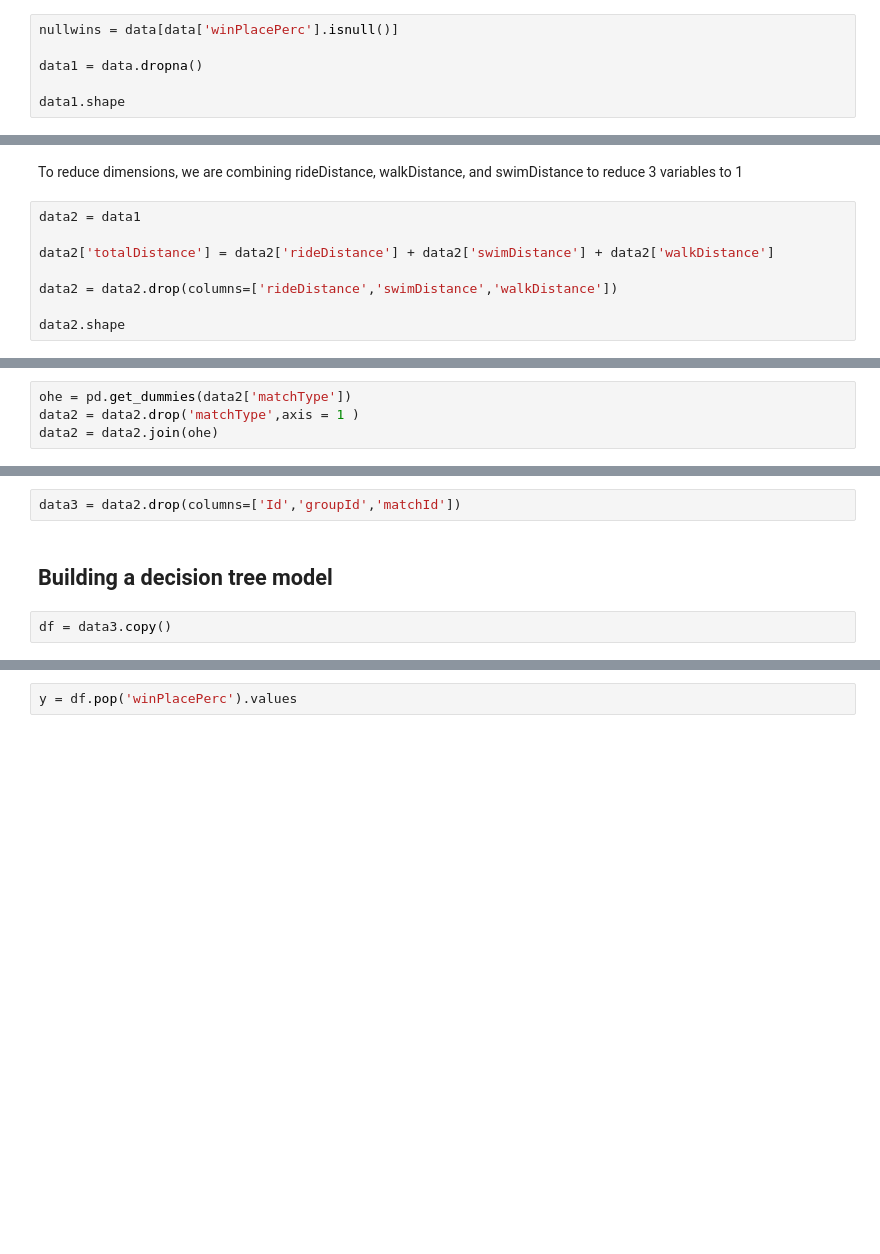
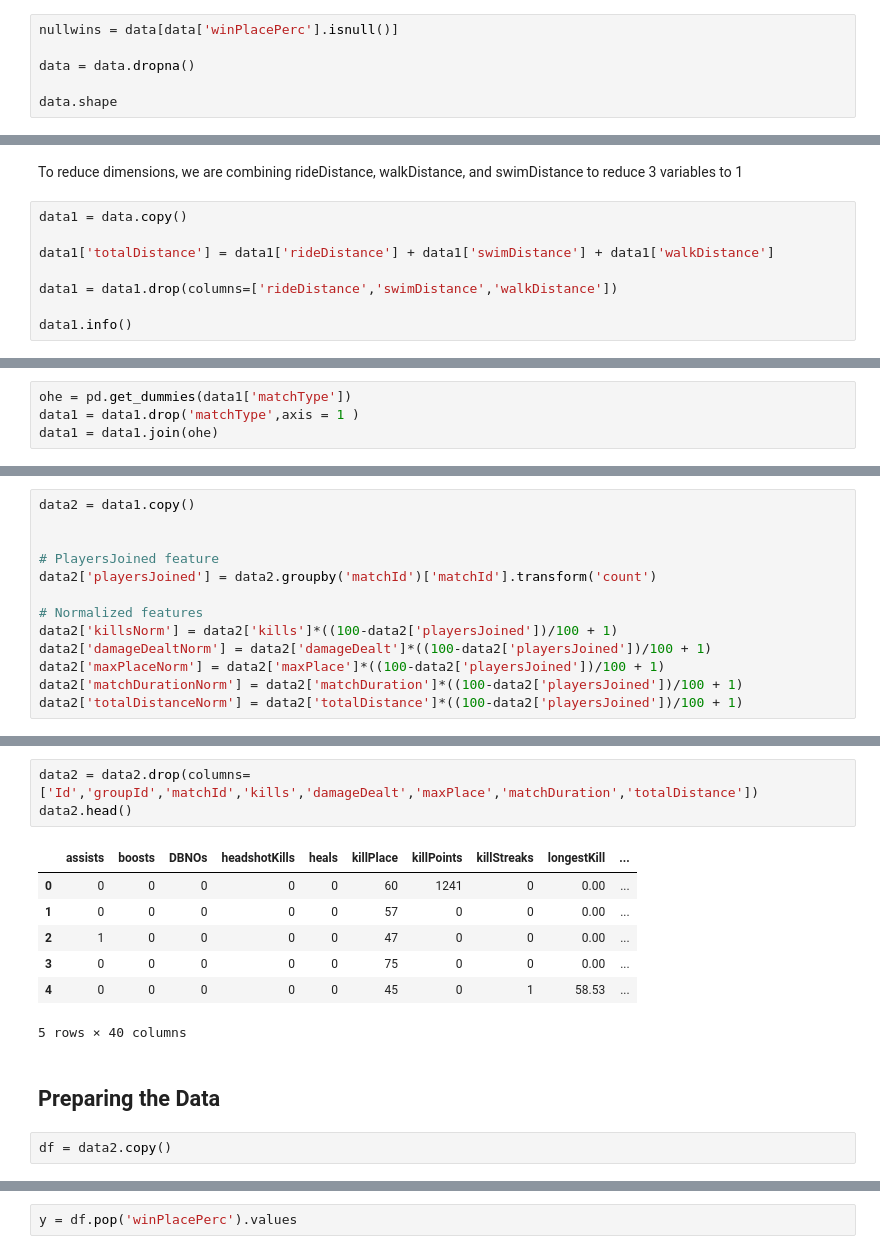
Before and after one commit to Py-Winning/pubg-seer, a Jupyter notebook: PUBG Placement Prediction Notebook.ipynb, the cells around one changed output, grey strips where cells are left out. Cells and saved outputs as stored; diff of their text form; blank space fills up the shorter version.

```diff
--- a/PUBG Placement Prediction Notebook.ipynb
+++ b/PUBG Placement Prediction Notebook.ipynb
@@ -186,19 +185,19 @@ We can see that there is a row with a null winPlacePerc so we will just drop the
 # %%
 nullwins = data[data['winPlacePerc'].isnull()]
 
-data1 = data.dropna()
+data = data.dropna()
 
-data1.shape
+data.shape
 # %% [output]
 (4446965, 29)
 # %% [markdown]
 To reduce dimensions, we are combining rideDistance, walkDistance, and swimDistance to reduce 3 variables to 1
 # %%
-data2 = data1
+data1 = data.copy()
 
-data2['totalDistance'] = data2['rideDistance'] + data2['swimDistance'] + data2['walkDistance']
+data1['totalDistance'] = data1['rideDistance'] + data1['swimDistance'] + data1['walkDistance']
 
-data2 = data2.drop(columns=['rideDistance','swimDistance','walkDistance'])
+data1 = data1.drop(columns=['rideDistance','swimDistance','walkDistance'])
 
-data2.shape
+data1.info()
 # %% [output]
@@ -233,4 +237,4 @@ hackers.head()
 # %%
-ohe = pd.get_dummies(data2['matchType'])
-data2 = data2.drop('matchType',axis = 1 )
-data2 = data2.join(ohe)
+ohe = pd.get_dummies(data1['matchType'])
+data1 = data1.drop('matchType',axis = 1 )
+data1 = data1.join(ohe)
@@ -236,0 +243,13 @@ data2 = data2.join(ohe)
+# %%
+data2 = data1.copy()
+
+
+# PlayersJoined feature
+data2['playersJoined'] = data2.groupby('matchId')['matchId'].transform('count')
+
+# Normalized features
+data2['killsNorm'] = data2['kills']*((100-data2['playersJoined'])/100 + 1)
+data2['damageDealtNorm'] = data2['damageDealt']*((100-data2['playersJoined'])/100 + 1)
+data2['maxPlaceNorm'] = data2['maxPlace']*((100-data2['playersJoined'])/100 + 1)
+data2['matchDurationNorm'] = data2['matchDuration']*((100-data2['playersJoined'])/100 + 1)
+data2['totalDistanceNorm'] = data2['totalDistance']*((100-data2['playersJoined'])/100 + 1)
@@ -237,9 +270,18 @@ data2 = data2.join(ohe)
 # %%
-data3 = data2.drop(columns=['Id','groupId','matchId'])
+data2 = data2.drop(columns=['Id','groupId','matchId','kills','damageDealt','maxPlace','matchDuration','totalDistance'])
+data2.head()
+# %% [output]
+|  | assists | boosts | DBNOs | headshotKills | heals | killPlace | killPoints | killStreaks | longestKill | ... |
+| 0 | 0 | 0 | 0 | 0 | 0 | 60 | 1241 | 0 | 0.00 | ... |
+| 1 | 0 | 0 | 0 | 0 | 0 | 57 | 0 | 0 | 0.00 | ... |
+| 2 | 1 | 0 | 0 | 0 | 0 | 47 | 0 | 0 | 0.00 | ... |
+| 3 | 0 | 0 | 0 | 0 | 0 | 75 | 0 | 0 | 0.00 | ... |
+| 4 | 0 | 0 | 0 | 0 | 0 | 45 | 0 | 1 | 58.53 | ... |
+5 rows × 40 columns
-# %% [markdown]
-## Building a decision tree model
+# %% [markdown]
+## Preparing the Data
 # %%
-df = data3.copy()
+df = data2.copy()
 # %%
 df.info()
 # %% [output]
```
Also changed, not shown: parts of 26 cells of this notebook.
